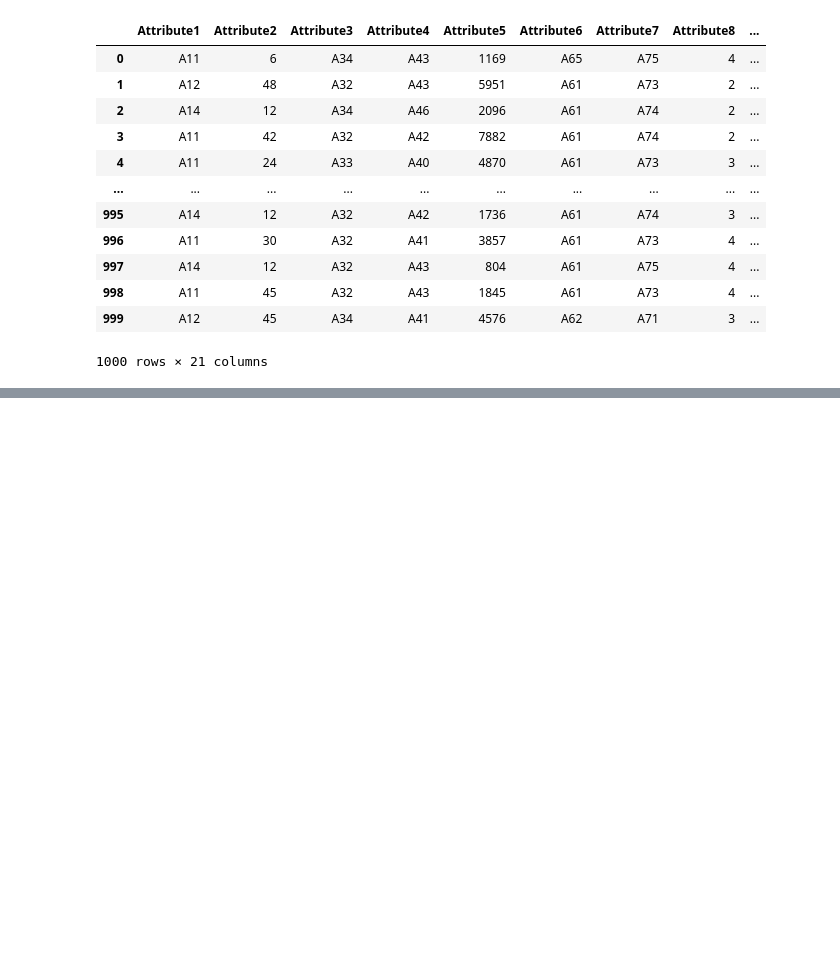
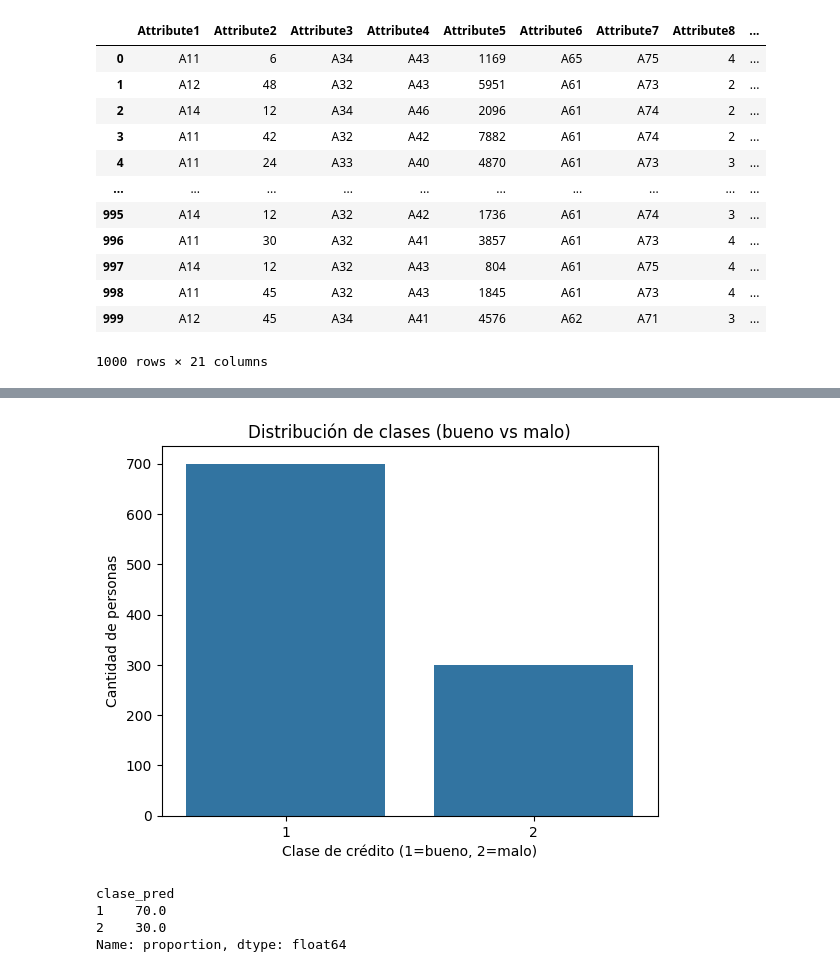
Before and after one commit to lucasbarreiroe/Analisis-sobre-la-otorgacion-de-creditos, a Jupyter notebook: notebook.ipynb, the cells around one changed output, grey strips where cells are left out. Saved outputs shown, nothing was run; the diff lists cells and outputs as text; code cells hidden in the pictures; blank space fills up the shorter version.

```diff
--- a/notebook.ipynb
+++ b/notebook.ipynb
@@ -145,0 +223,16 @@ for attr, mapping in attribute_map.items():
+# %%
+# Conteo de clases
+sns.countplot(x='clase_pred', data=df)
+plt.title("Distribución de clases (bueno vs malo)")
+plt.xlabel("Clase de crédito (1=bueno, 2=malo)")
+plt.ylabel("Cantidad de personas")
+plt.show()
+
+# Porcentaje por clase
+print(df['clase_pred'].value_counts(normalize=True) * 100)
+# %% [output]
+[figure, added]
+clase_pred
+1    70.0
+2    30.0
+Name: proportion, dtype: float64
```
Also changed, not shown: parts of 11 cells of this notebook.
